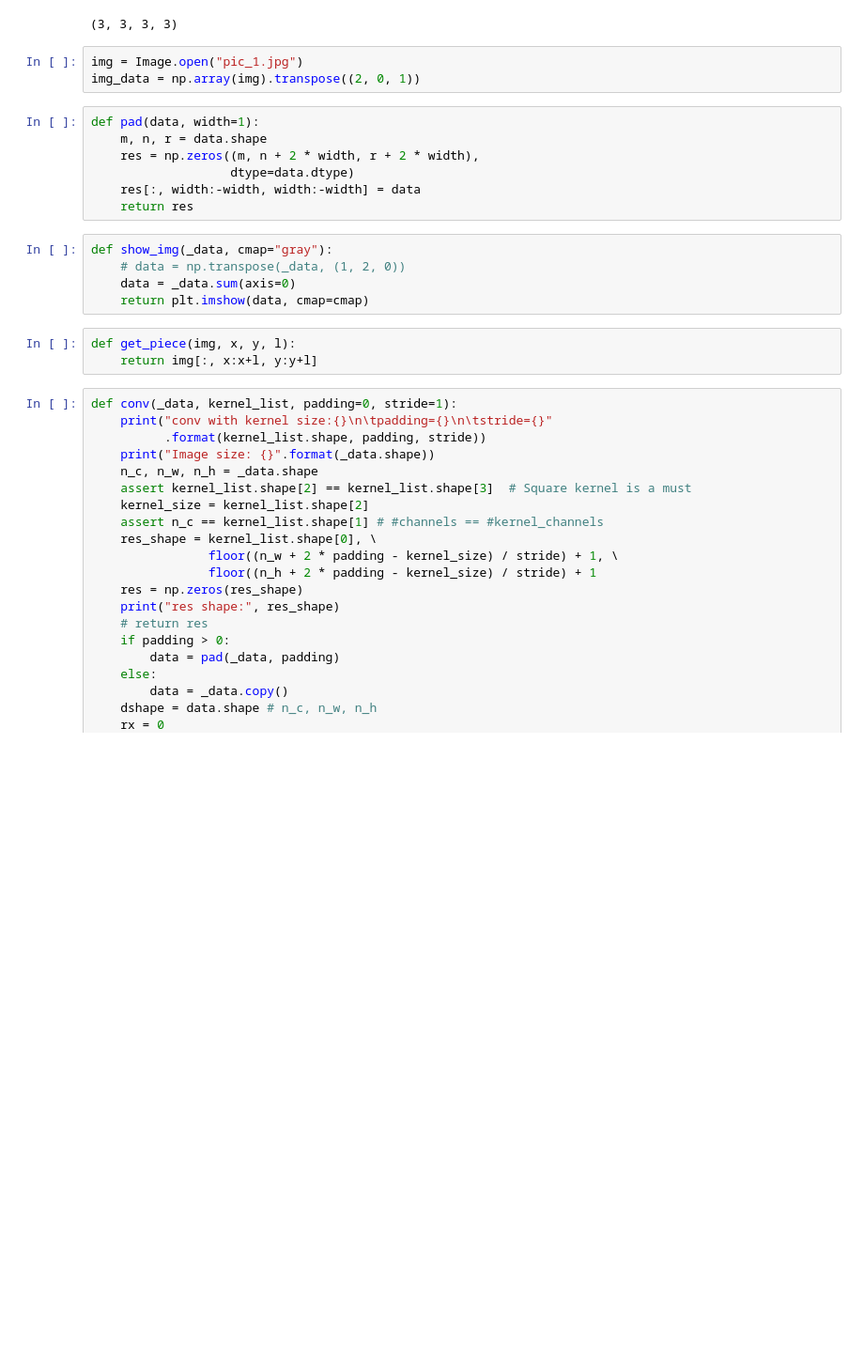
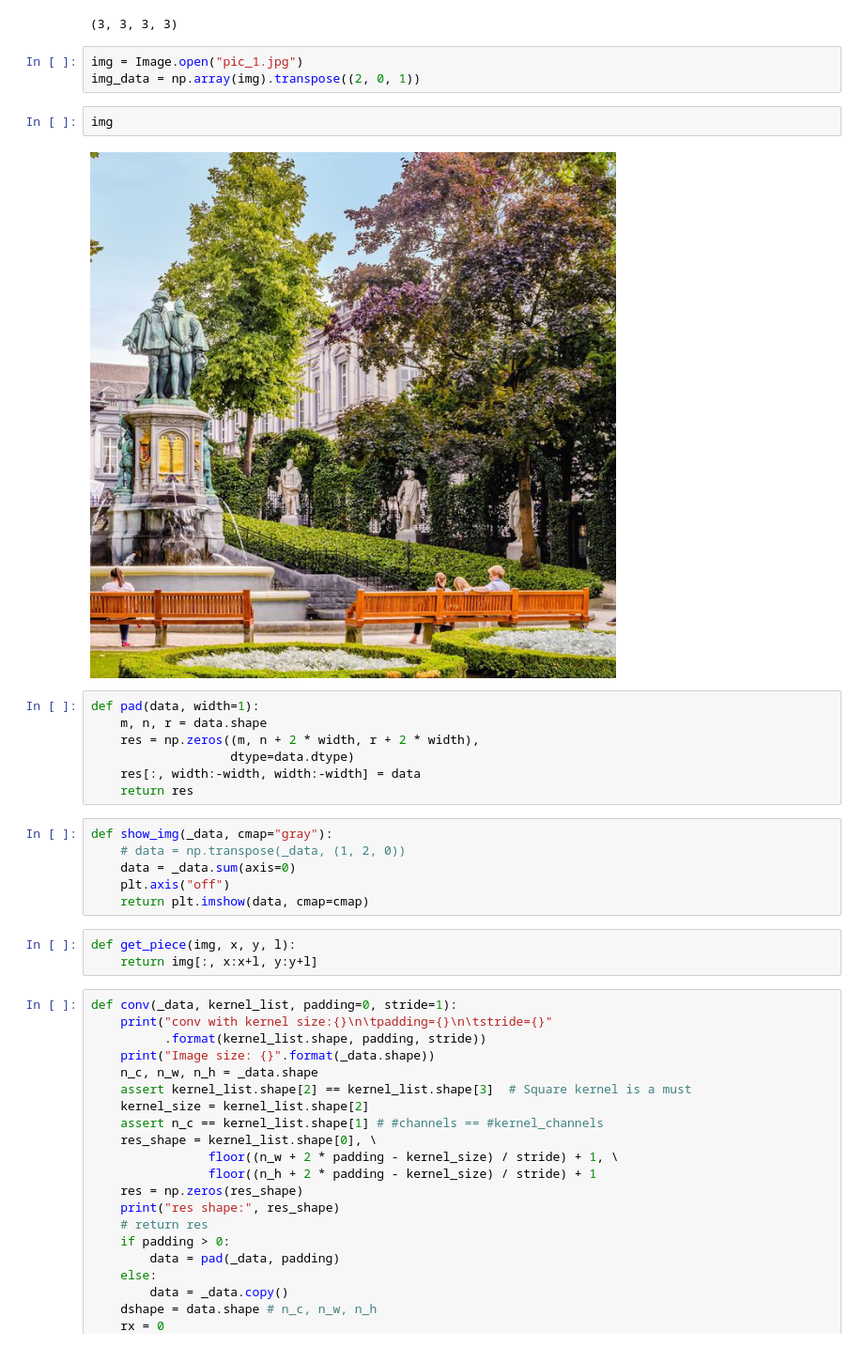
Before and after one commit to Yangjiaxi/ml, a Jupyter notebook: math/conv.ipynb, the cells around one changed output. Shown at 94% size. Cells and saved outputs as stored; diff of their text form; blank space fills up the shorter version.

```diff
--- a/math/conv.ipynb
+++ b/math/conv.ipynb
@@ -49,6 +53,10 @@ kernel_list.shape
 # %%
 img = Image.open("pic_1.jpg")
 img_data = np.array(img).transpose((2, 0, 1))
+# %%
+img
+# %% [output]
+[figure, added]
 # %%
 def pad(data, width=1):
     m, n, r = data.shape
@@ -60,6 +68,7 @@ def pad(data, width=1):
 def show_img(_data, cmap="gray"):
     # data = np.transpose(_data, (1, 2, 0))
     data = _data.sum(axis=0)
+    plt.axis("off")
     return plt.imshow(data, cmap=cmap)
 # %%
 def get_piece(img, x, y, l):
```
Also changed, not shown: parts of 8 cells of this notebook, 19 other files.
